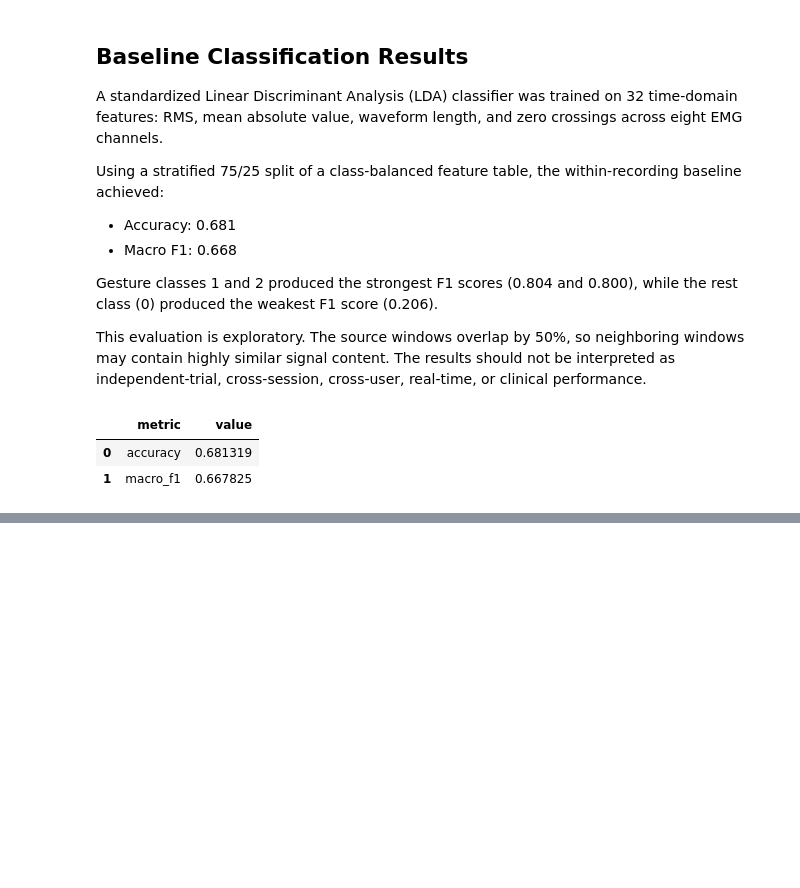
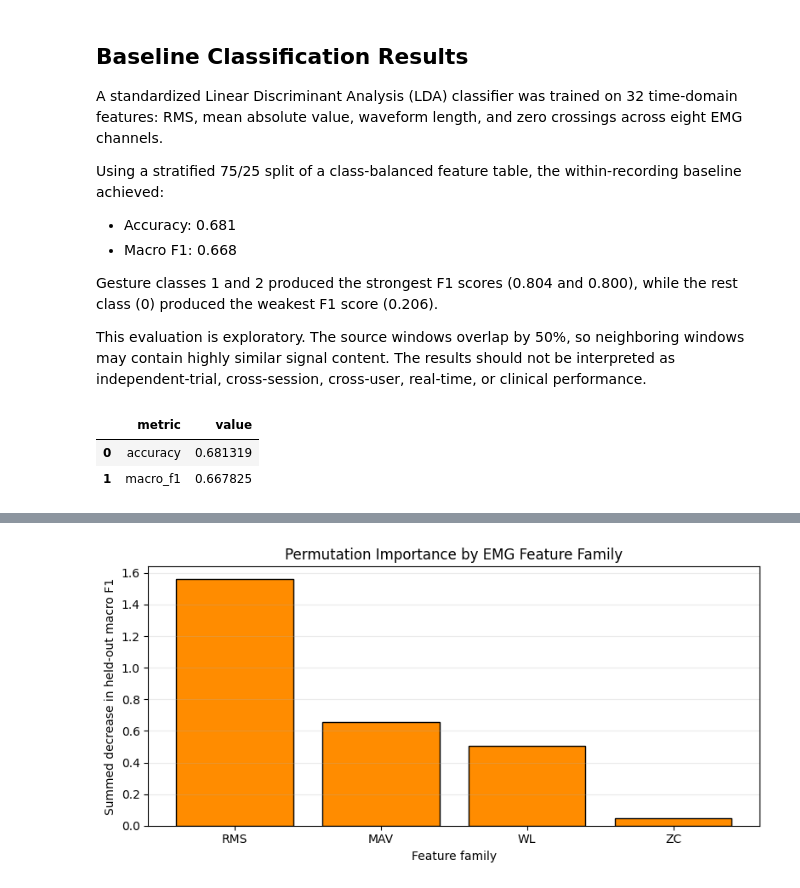
Before and after one commit to JediNoahMio65/emg-gesture-decoding-pipeline, a Jupyter notebook: notebooks/03_extract_emg_features.ipynb, the cells around one changed output, grey strips where cells are left out. Drawn from its saved outputs; the diff is of its cells as text; code cells hidden in the pictures; blank space fills up the shorter version.

```diff
--- a/notebooks/03_extract_emg_features.ipynb
+++ b/notebooks/03_extract_emg_features.ipynb
@@ -372,0 +556,11 @@ display(results_summary)
+# %%
+metadata_columns = ["start_time", "end_time", "gesture", "trial_id"]
+
+X_train_trial = train_df.drop(columns=metadata_columns)
+y_train_trial = train_df["gesture"]
+
+X_test_trial = test_df.drop(columns=metadata_columns)
+y_test_trial = test_df["gesture"]
+
+print("Training feature matrix:", X_train_trial.shape)
+print("Test feature matrix:", X_test_trial.shape)
@@ -372,0 +710,18 @@ display(results_summary)
+# %%
+importance_df["feature_family"] = importance_df["feature"].str.extract(
+    r"_(rms|mav|wl|zc)$"
+)
+
+family_importance = (
+    importance_df
+    .groupby("feature_family", as_index=False)
+    .agg(
+        mean_importance=("mean_importance", "sum"),
+        std_importance=("std_importance", "mean"),
+        feature_count=("feature", "count")
+    )
+    .sort_values("mean_importance", ascending=False)
+)
+
+print("Permutation importance by feature family:")
+display(family_importance)
@@ -372,0 +735,18 @@ display(results_summary)
+# %%
+plt.figure(figsize=(8, 4))
+
+plt.bar(
+    family_importance["feature_family"].str.upper(),
+    family_importance["mean_importance"],
+    color="darkorange",
+    edgecolor="black"
+)
+
+plt.title("Permutation Importance by EMG Feature Family")
+plt.xlabel("Feature family")
+plt.ylabel("Summed decrease in held-out macro F1")
+plt.grid(axis="y", alpha=0.25)
+plt.tight_layout()
+plt.show()
+# %% [output]
+[figure, added]
```
Also changed, not shown: parts of 13 cells of this notebook.
